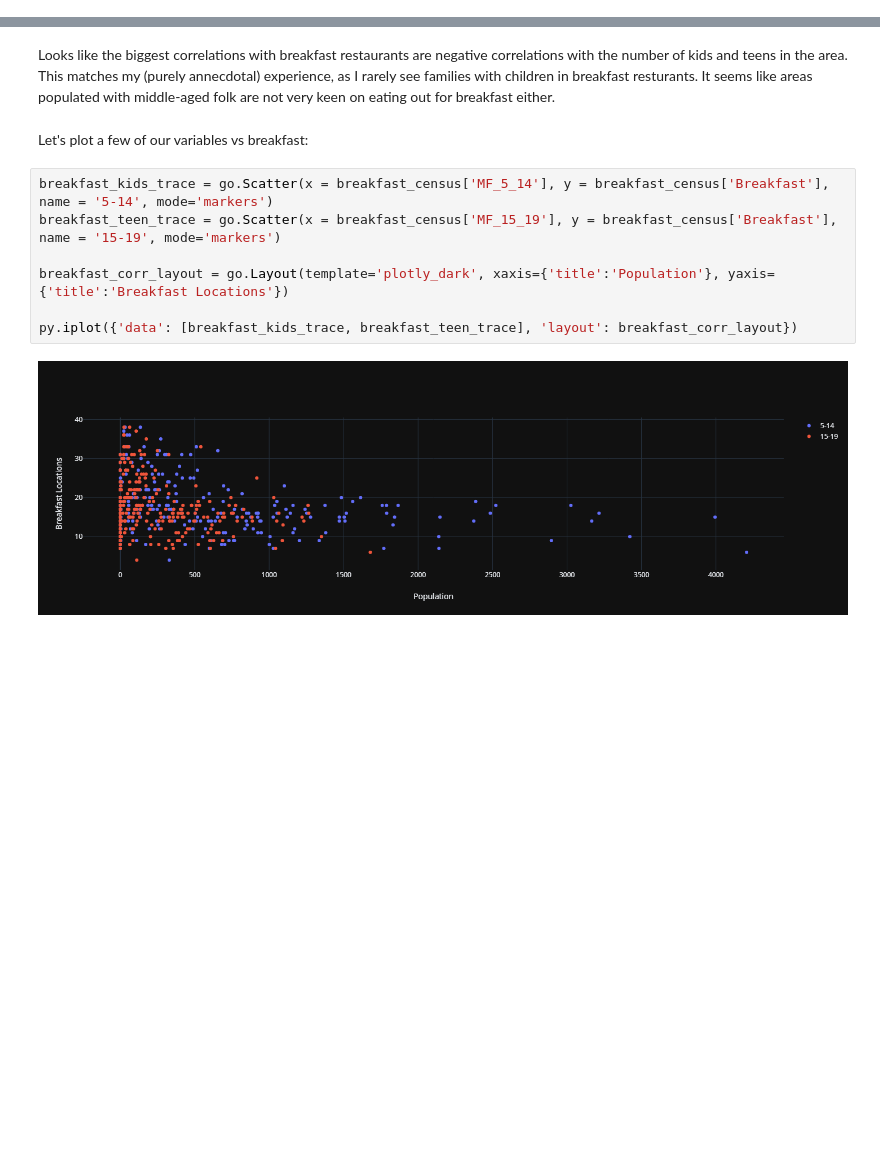
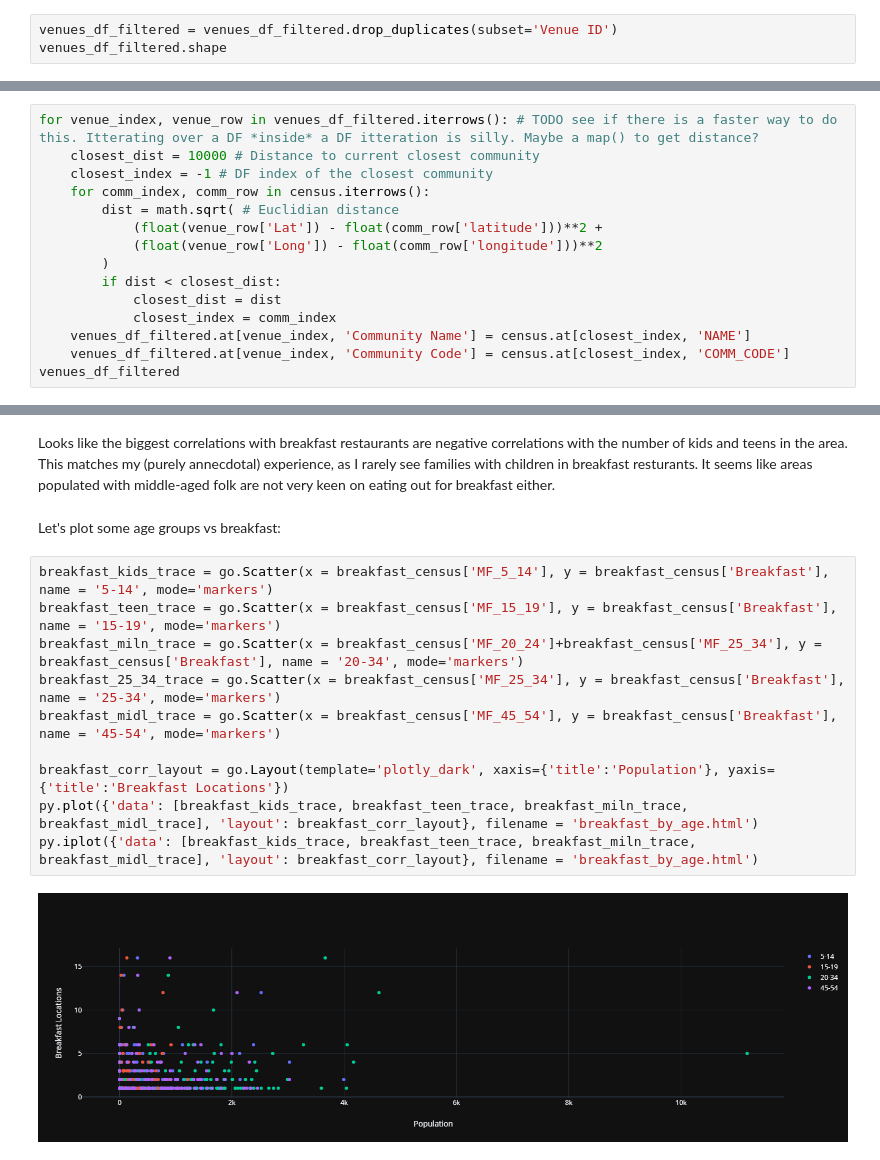
Before and after one commit to hexaguin/Coursera_Capstone, a Jupyter notebook: Breakfast-Locations.ipynb, the cells around one changed output, grey strips where cells are left out. Cells and saved outputs as stored; diff of their text form; blank space fills up the shorter version.

Commit message:
More or less finished notebook, exported figures.

```diff
--- a/Breakfast-Locations.ipynb
+++ b/Breakfast-Locations.ipynb
@@ -216,0 +224,3 @@ Now we've got a decent lineup of breakfasty-sounding places! Ideally I'd get the
+# %%
+venues_df_filtered = venues_df_filtered.drop_duplicates(subset='Venue ID')
+venues_df_filtered.shape
@@ -216,0 +229,15 @@ Now we've got a decent lineup of breakfasty-sounding places! Ideally I'd get the
+# %%
+for venue_index, venue_row in venues_df_filtered.iterrows(): # TODO see if there is a faster way to do this. Itterating over a DF *inside* a DF itteration is silly. Maybe a map() to get distance?
+    closest_dist = 10000 # Distance to current closest community
+    closest_index = -1 # DF index of the closest community
+    for comm_index, comm_row in census.iterrows():
+        dist = math.sqrt( # Euclidian distance
+            (float(venue_row['Lat']) - float(comm_row['latitude']))**2 +
+            (float(venue_row['Long']) - float(comm_row['longitude']))**2
+        )
+        if dist < closest_dist:
+            closest_dist = dist
+            closest_index = comm_index
+    venues_df_filtered.at[venue_index, 'Community Name'] = census.at[closest_index, 'NAME']
+    venues_df_filtered.at[venue_index, 'Community Code'] = census.at[closest_index, 'COMM_CODE']
+venues_df_filtered
@@ -292,13 +338,16 @@ Name: Breakfast, dtype: float64
 # %% [markdown]
 Looks like the biggest correlations with breakfast restaurants are negative correlations with the number of kids and teens in the area. This matches my (purely annecdotal) experience, as I rarely see families with children in breakfast resturants. It seems like areas populated with middle-aged folk are not very keen on eating out for breakfast either.
 # %% [markdown]
-Let's plot a few of our variables vs breakfast:
+Let's plot some age groups vs breakfast:
 # %%
 breakfast_kids_trace = go.Scatter(x = breakfast_census['MF_5_14'], y = breakfast_census['Breakfast'], name = '5-14', mode='markers')
 breakfast_teen_trace = go.Scatter(x = breakfast_census['MF_15_19'], y = breakfast_census['Breakfast'], name = '15-19', mode='markers')
+breakfast_miln_trace = go.Scatter(x = breakfast_census['MF_20_24']+breakfast_census['MF_25_34'], y = breakfast_census['Breakfast'], name = '20-34', mode='markers')
+breakfast_25_34_trace = go.Scatter(x = breakfast_census['MF_25_34'], y = breakfast_census['Breakfast'], name = '25-34', mode='markers')
+breakfast_midl_trace = go.Scatter(x = breakfast_census['MF_45_54'], y = breakfast_census['Breakfast'], name = '45-54', mode='markers')
 
 breakfast_corr_layout = go.Layout(template='plotly_dark', xaxis={'title':'Population'}, yaxis={'title':'Breakfast Locations'})
-
-py.iplot({'data': [breakfast_kids_trace, breakfast_teen_trace], 'layout': breakfast_corr_layout})
+py.plot({'data': [breakfast_kids_trace, breakfast_teen_trace, breakfast_miln_trace, breakfast_midl_trace], 'layout': breakfast_corr_layout}, filename = 'breakfast_by_age.html')
+py.iplot({'data': [breakfast_kids_trace, breakfast_teen_trace, breakfast_miln_trace, breakfast_midl_trace], 'layout': breakfast_corr_layout}, filename = 'breakfast_by_age.html')
 # %% [output]
-[figure, old version]
+[figure, new version]
```
Also changed, not shown: parts of 41 cells of this notebook, 12 other files.
